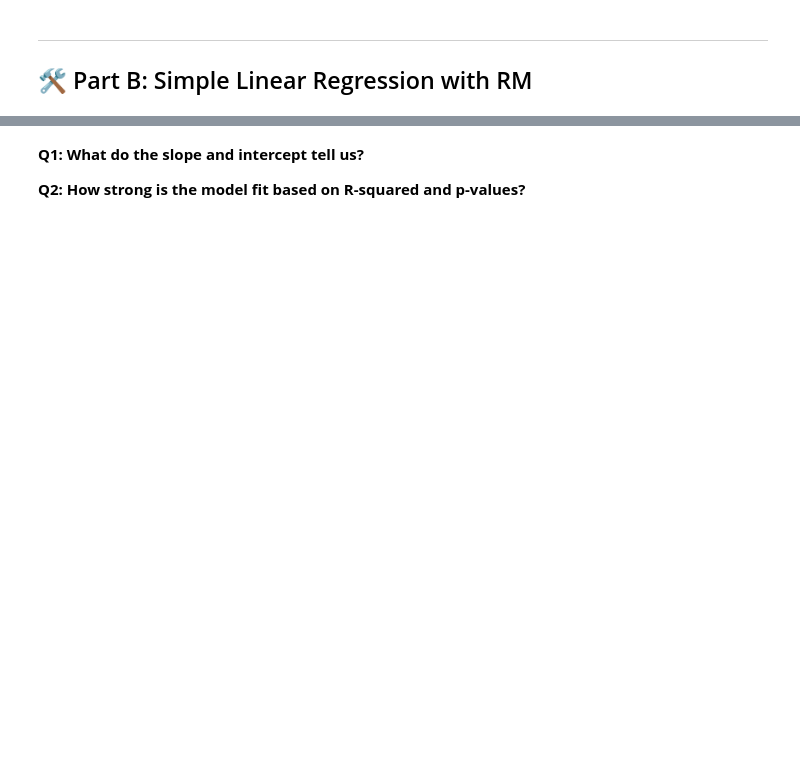
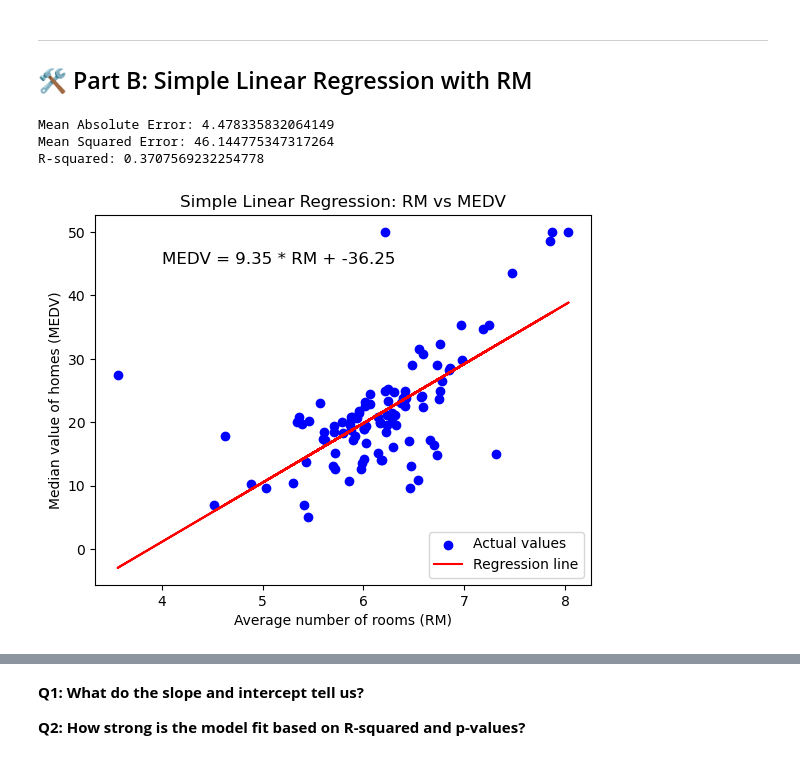
Before and after one commit to bruno-sassi/data_analytics_MSc, a Jupyter notebook: Projects/CaseStudy3/M6/Linear_Regression_Module6_Exercise_questions.ipynb, the cells around one changed output, grey strips where cells are left out. Saved outputs shown, nothing was run; the diff lists cells and outputs as text; code cells hidden in the pictures; blank space fills up the shorter version.

```diff
--- a/Projects/CaseStudy3/M6/Linear_Regression_Module6_Exercise_questions.ipynb
+++ b/Projects/CaseStudy3/M6/Linear_Regression_Module6_Exercise_questions.ipynb
@@ -16,3 +52,63 @@ This notebook is an in-class exercise to explore linear regression using Python,
 # %% [markdown]
 ---
 ## 🛠️ Part B: Simple Linear Regression with RM
+# %%
+import pandas as pd
+import numpy as np
+import matplotlib.pyplot as plt
+from sklearn.model_selection import train_test_split
+from sklearn.linear_model import LinearRegression
+from sklearn.metrics import mean_absolute_error, mean_squared_error, r2_score
+
+
+# Extract relevant columns (RM and MEDV)
+X = df[['RM']]  # Predictor (Rooms)
+y = df['MEDV']  # Target (Median Value of Homes)
+
+# Split the data into training and testing sets (80% train, 20% test)
+X_train, X_test, y_train, y_test = train_test_split(X, y, test_size=0.2, random_state=42)
+
+# Create the linear regression model
+model = LinearRegression()
+
+# Fit the model to the training data
+model.fit(X_train, y_train)
+
+# Make predictions on the test set
+y_pred = model.predict(X_test)
+
+# Evaluate the model performance
+mae = mean_absolute_error(y_test, y_pred)
+mse = mean_squared_error(y_test, y_pred)
+r2 = r2_score(y_test, y_pred)
+
+# Output evaluation metrics
+print(f"Mean Absolute Error: {mae}")
+print(f"Mean Squared Error: {mse}")
+print(f"R-squared: {r2}")
+
+# Get the slope (coefficient) and intercept from the model
+slope = model.coef_[0]
+intercept = model.intercept_
+
+# Create the regression equation as a string
+equation = f"MEDV = {slope:.2f} * RM + {intercept:.2f}"
+
+# Visualize the results
+plt.scatter(X_test, y_test, color='blue', label='Actual values')
+plt.plot(X_test, y_pred, color='red', label='Regression line')
+
+# Add the equation to the plot
+plt.text(4, 45, equation, fontsize=12, color='black')
+
+# Labels and title
+plt.xlabel('Average number of rooms (RM)')
+plt.ylabel('Median value of homes (MEDV)')
+plt.title('Simple Linear Regression: RM vs MEDV')
+plt.legend()
+plt.show()
+# %% [output]
+Mean Absolute Error: 4.478335832064149
+Mean Squared Error: 46.144775347317264
+R-squared: 0.3707569232254778
+[figure, added]
```
Also changed, not shown: parts of 12 cells of this notebook, 12 other files.
